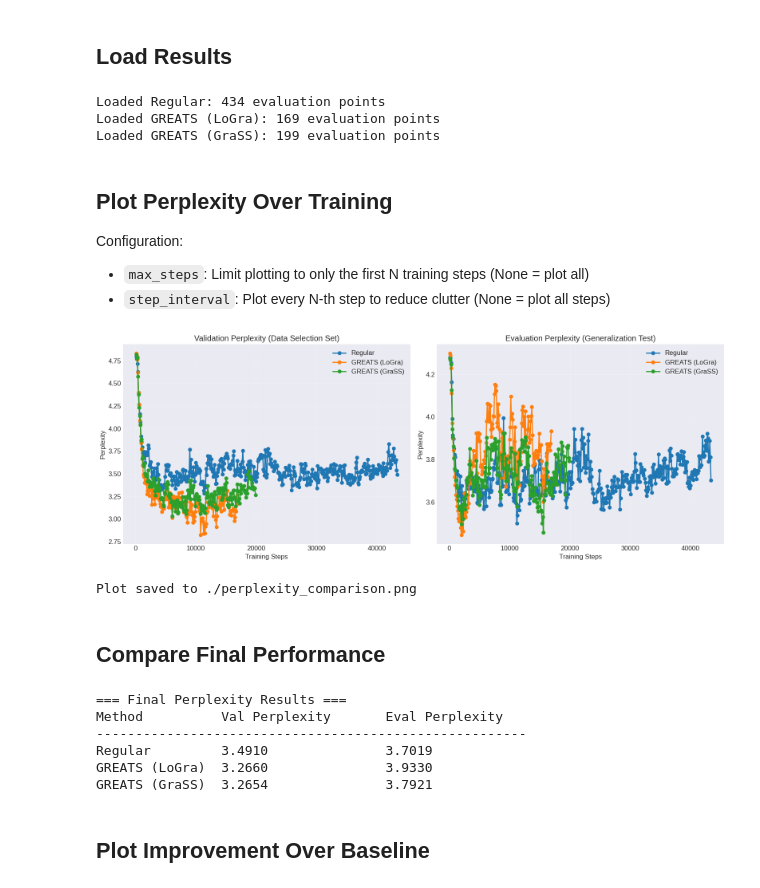
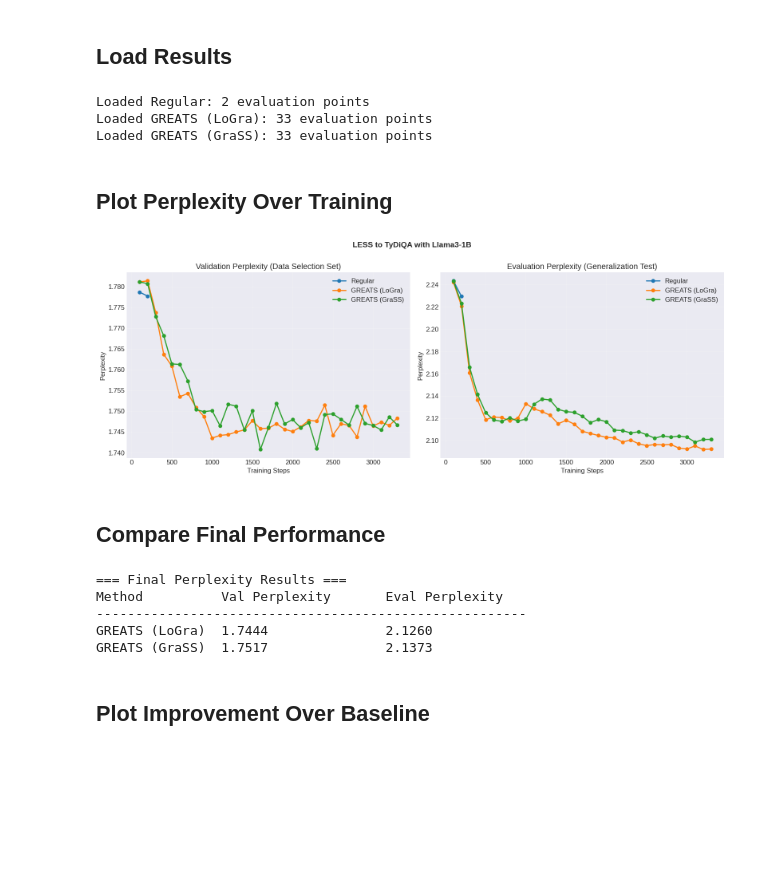
Before and after one commit to TRAIS-Lab/Dr.Post-Training, a Jupyter notebook: experiment/plot.ipynb, the cells around one changed output. Drawn from its saved outputs; the diff is of its cells as text; code cells hidden in the pictures; blank space fills up the shorter version.

```diff
--- a/experiment/plot.ipynb
+++ b/experiment/plot.ipynb
@@ -14,15 +14,6 @@ plt.style.use('seaborn-v0_8-darkgrid')
 ## Load Results
 # %%
 def load_results(result_path):
-    """
-    Load evaluation results from JSON file.
-
-    Args:
-        result_path: Path to evaluation_results.json
-
-    Returns:
-        dict with steps, val_perplexity, eval_perplexity arrays
-    """
     with open(result_path, 'r') as f:
         data = json.load(f)
 
@@ -36,11 +27,20 @@ def load_results(result_path):
         'eval_perplexity': np.array(eval_perplexity),
     }
 
+dataset_percentage='0.1'
+batch_size=8
+n_val=5
+model='llama3-1b'
+topic='tydiqa' # sociology, abstract_algebra, machine_learning, or tydiqa
+lr='5e-05'
+seed='3'
+
+setting=f'{model}-lora-{topic}-p{dataset_percentage}-lr{lr}-b{batch_size}-n_val{n_val}-s{seed}'
 # Example: Load results from different experiments
 experiments = {
-    'Regular': './out/Regular-llama3-1b-lora-p1.0-s3-lr5e-05-b4-n_val16/evaluation_results.json',
-    'GREATS (LoGra)': './out/GREATS-LoGra-llama3-1b-lora-p1.0-lr5e-05-b4-n_val16/evaluation_results.json',
-    'GREATS (GraSS)': './out/GREATS-GraSS-llama3-1b-lora-p1.0-lr5e-05-b4-n_val16/evaluation_results.json',
+    'Regular': f'./out/Regular-Vanilla-{setting}/evaluation_results.json',
+    'GREATS (LoGra)': f'./out/GREATS-LoGra-{setting}/evaluation_results.json',
+    'GREATS (GraSS)': f'./out/GREATS-GraSS-{setting}/evaluation_results.json',
 }
 
 # Load all results
@@ -52,21 +52,25 @@ for name, path in experiments.items():
     else:
         print(f"Warning: {path} not found")
 # %% [output]
-Loaded Regular: 434 evaluation points
-Loaded GREATS (LoGra): 169 evaluation points
-Loaded GREATS (GraSS): 199 evaluation points
+Loaded Regular: 2 evaluation points
+Loaded GREATS (LoGra): 33 evaluation points
+Loaded GREATS (GraSS): 33 evaluation points
-# %% [markdown]
-## Plot Perplexity Over Training
-
-Configuration:
-- `max_steps`: Limit plotting to only the first N training steps (None = plot all)
-- `step_interval`: Plot every N-th step to reduce clutter (None = plot all steps)
+# %% [markdown]
+## Plot Perplexity Over Training
 # %%
 # Plotting configuration
-max_steps = None
-step_interval = None
+max_steps = None  # Change to e.g., 100 to plot only first 100 steps
+step_interval = None  # Change to e.g., 5 to plot every 5th step
+
+if topic == 'tydiqa':
+    plot_title = f"LESS to TyDiQA with {model.replace('_', ' ').title()}"
+else:
+    plot_title = f"LESS to MMLU ({topic.replace('_', ' ').title()}) with {model.replace('_', ' ').title()}"
 
 fig, axes = plt.subplots(1, 2, figsize=(16, 6))
+
+# Add main title
+fig.suptitle(plot_title, fontsize=14, fontweight='bold', y=1.00)
 
 # Plot validation perplexity (small set for data selection)
 ax = axes[0]
@@ -94,38 +98,34 @@ ax.legend()
 ax.grid(True, alpha=0.3)
 
 # Plot evaluation perplexity (large held-out set)
 ax = axes[1]
 for name, data in results.items():
     # Filter data by max_steps if specified
     if max_steps is not None:
         mask = data['steps'] <= max_steps
         steps = data['steps'][mask]
         eval_perp = data['eval_perplexity'][mask]
     else:
         steps = data['steps']
         eval_perp = data['eval_perplexity']
 
     # Sample every N-th step if step_interval is specified
     if step_interval is not None:
         indices = np.arange(0, len(steps), step_interval)
         steps = steps[indices]
         eval_perp = eval_perp[indices]
 
     ax.plot(steps, eval_perp, label=name, marker='o', linewidth=2)
 ax.set_xlabel('Training Steps')
 ax.set_ylabel('Perplexity')
 ax.set_title('Evaluation Perplexity (Generalization Test)')
 ax.legend()
 ax.grid(True, alpha=0.3)
 
 plt.tight_layout()
-plt.savefig('./perplexity_comparison.png', dpi=300, bbox_inches='tight')
 plt.show()
-
-print("Plot saved to ./perplexity_comparison.png")
 # %% [output]
-[figure, old version]
+[figure, new version]
-Plot saved to ./perplexity_comparison.png
 # %% [markdown]
 ## Compare Final Performance
 # %%
@@ -142,9 +142,8 @@ for name, data in results.items():
 === Final Perplexity Results ===
 Method          Val Perplexity       Eval Perplexity
 -------------------------------------------------------
-Regular         3.4910               3.7019
-GREATS (LoGra)  3.2660               3.9330
-GREATS (GraSS)  3.2654               3.7921
+GREATS (LoGra)  1.7444               2.1260
+GREATS (GraSS)  1.7517               2.1373
 # %% [markdown]
 ## Plot Improvement Over Baseline
 # %%
```
Also changed, not shown: parts of 1 cell of this notebook, 18 other files.
